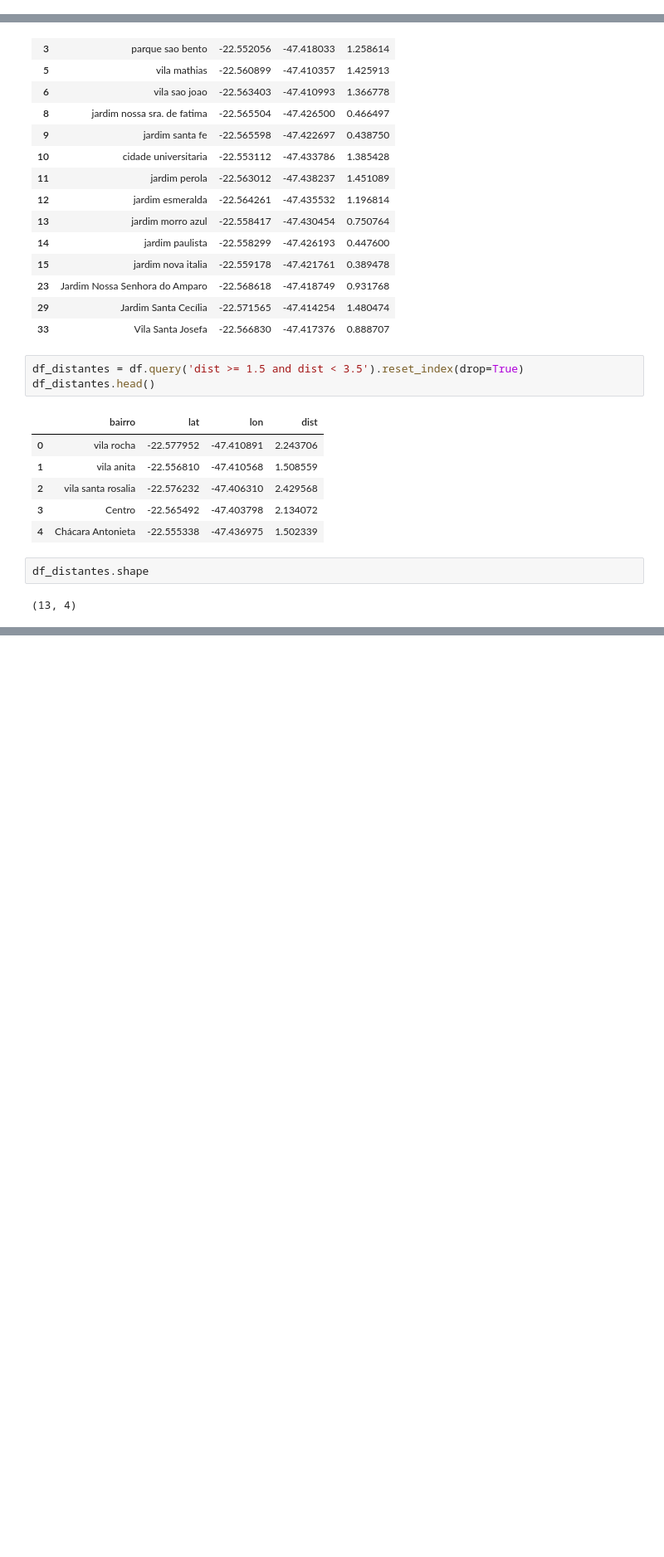
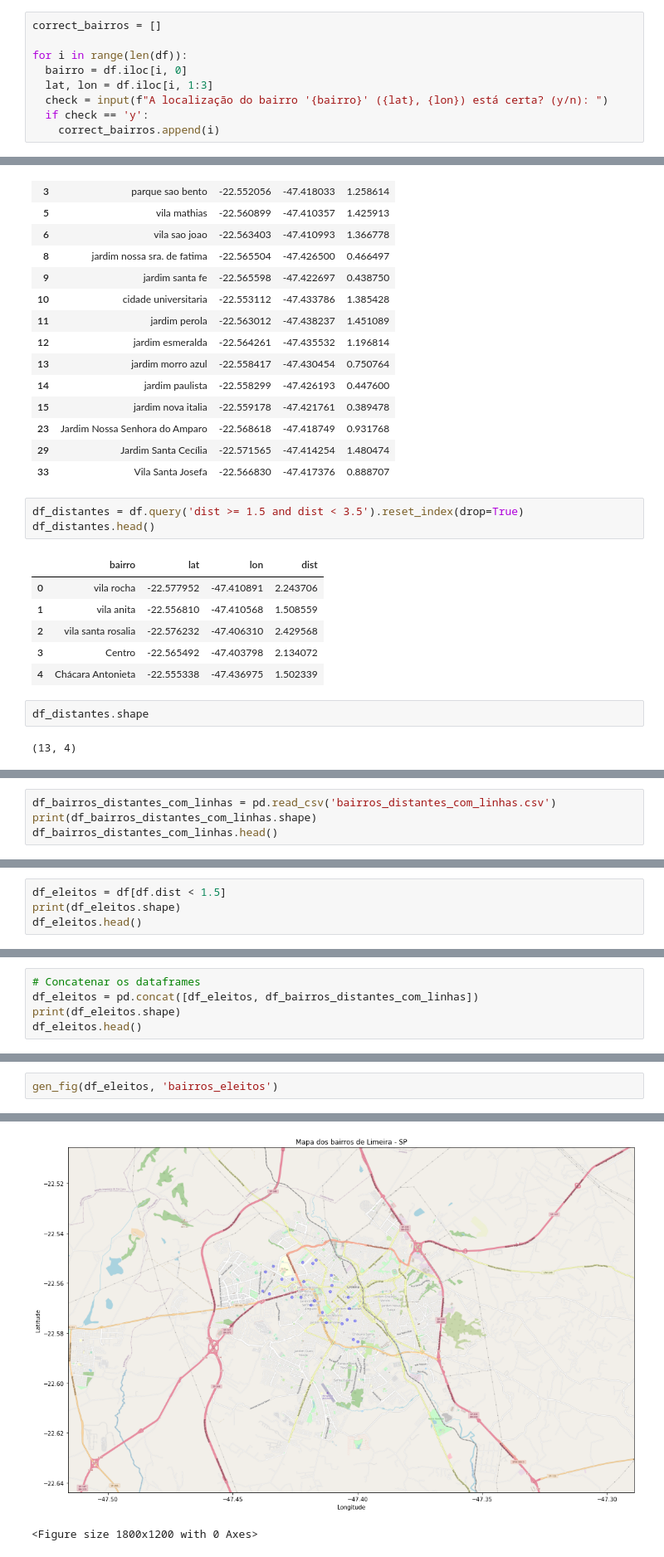
Before and after one commit to vichShir/analise-dados-estadia-limeira, a Jupyter notebook: Notebooks/ADEL_4_analise_bairros.ipynb, the cells around one changed output, grey strips where cells are left out. Shown at 83% size. Saved outputs shown, nothing was run; the diff lists cells and outputs as text; blank space fills up the shorter version.

```diff
--- a/Notebooks/ADEL_4_analise_bairros.ipynb
+++ b/Notebooks/ADEL_4_analise_bairros.ipynb
@@ -187,0 +161,9 @@ A localização do bairro 'Vila Solar' (-22.5823419, -47.3978518) está certa? (
+# %%
+correct_bairros = []
+
+for i in range(len(df)):
+  bairro = df.iloc[i, 0]
+  lat, lon = df.iloc[i, 1:3]
+  check = input(f"A localização do bairro '{bairro}' ({lat}, {lon}) está certa? (y/n): ")
+  if check == 'y':
+    correct_bairros.append(i)
@@ -339,0 +336,4 @@ files.download('bairros_distantes.csv')
+# %%
+df_bairros_distantes_com_linhas = pd.read_csv('bairros_distantes_com_linhas.csv')
+print(df_bairros_distantes_com_linhas.shape)
+df_bairros_distantes_com_linhas.head()
@@ -339,0 +348,4 @@ files.download('bairros_distantes.csv')
+# %%
+df_eleitos = df[df.dist < 1.5]
+print(df_eleitos.shape)
+df_eleitos.head()
@@ -339,0 +360,5 @@ files.download('bairros_distantes.csv')
+# %%
+# Concatenar os dataframes
+df_eleitos = pd.concat([df_eleitos, df_bairros_distantes_com_linhas])
+print(df_eleitos.shape)
+df_eleitos.head()
@@ -339,0 +373,3 @@ files.download('bairros_distantes.csv')
+# %%
+gen_fig(df_eleitos, 'bairros_eleitos')
+# %% [output]
@@ -339,0 +378,2 @@ files.download('bairros_distantes.csv')
+[figure, added]
+<Figure size 1800x1200 with 0 Axes>
```
Also changed, not shown: parts of 16 cells of this notebook, 40 other files.
